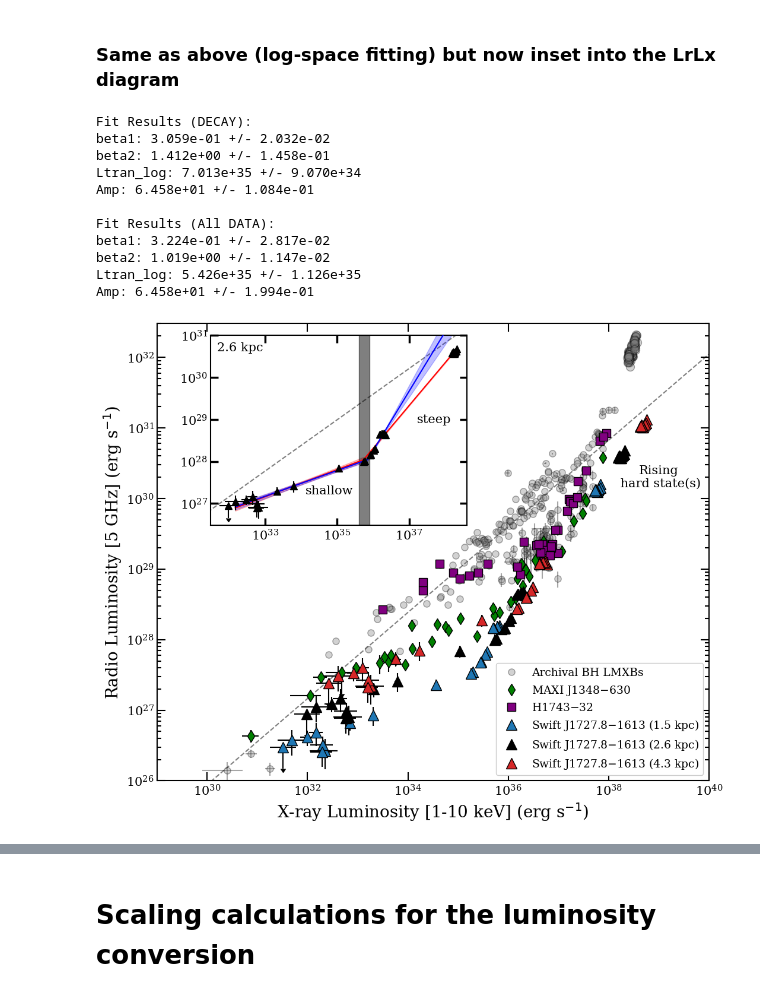
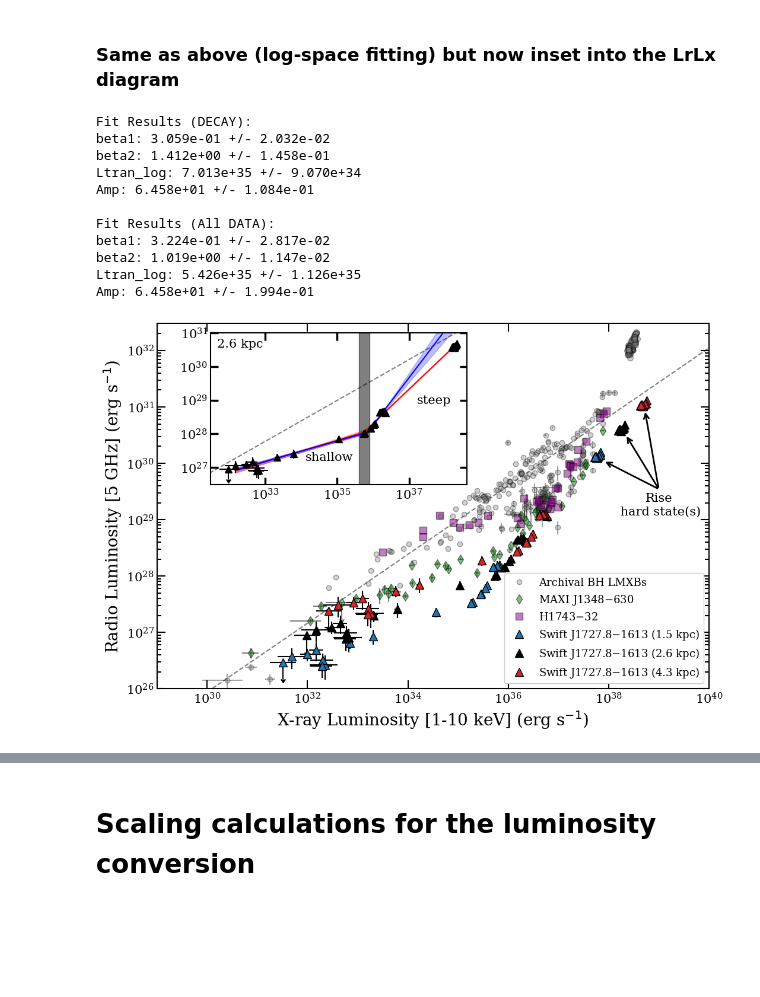
Before and after one commit to AKHughes1994/SwJ1727_2023_Outburst, a Jupyter notebook: RadioXrayCorrelation/SWJ1717_LRLX_Notebook.ipynb, the cells around one changed output, grey strips where cells are left out. Saved outputs shown, nothing was run; the diff lists cells and outputs as text; code cells hidden in the pictures; blank space fills up the shorter version.

```diff
--- a/RadioXrayCorrelation/SWJ1717_LRLX_Notebook.ipynb
+++ b/RadioXrayCorrelation/SWJ1717_LRLX_Notebook.ipynb
@@ -1105,7 +1110,7 @@ atca_alpha = np.array([])
 atca_alpha_err = np.array([])
 
 # Initialize the figure
-fig, ax = plt.subplots(2, figsize = (8,8), gridspec_kw={'hspace': 0.05})
+fig, ax = plt.subplots(2, figsize = (8,6), gridspec_kw={'hspace': 0.05})
 ax = np.atleast_1d(ax)
 cm = mpl.colormaps['Blues']
 
@@ -1165,7 +1170,7 @@ for t, n in zip(times, counts):
 
 # Finialize plot
 fig.colorbar(cplt, ax=ax[1], label="Date (MJD)", shrink = 1, pad = 0.01)
-fig.colorbar(cplt, ax=ax[0], label="Date (MJD)", shrink = 1, pad = 0.01)
+# fig.colorbar(cplt, ax=ax[0], label="Date (MJD)", shrink = 1, pad = 0.01)
 ax[0].scatter(Time(alpha_decay_mjd,format='mjd').datetime, alpha_decay, marker = 'o', s = 75, ec = 'k', c = cplt.to_rgba(alpha_decay_mjd), zorder = 1000)
 ax[0].errorbar(Time(alpha_decay_mjd,format='mjd').datetime, alpha_decay, alpha_decay_err, fmt = '.', c = 'k', capsize = 4)
 ax[0].set_ylabel('Spectral Index', fontsize = 15)
@@ -1173,7 +1178,7 @@ ax[1].set_ylabel('Flux Density (log[mJy])', fontsize = 15)
 ax[1].set_xlabel('Frequency (log[GHz])')
 
 # Add the ATCA data to the plot
-ax[0].scatter(Time(atca_mjd,format='mjd').datetime, atca_alpha, marker = '*', s = 100, ec = 'k', c = cplt.to_rgba(atca_mjd), zorder = 100, alpha = 0.5)
+ax[0].scatter(Time(atca_mjd,format='mjd').datetime, atca_alpha, marker = '*', s = 100, ec = 'k', c = cplt.to_rgba(atca_mjd), zorder = 100, alpha = 0.75)
 ax[0].errorbar(Time(atca_mjd,format='mjd').datetime, atca_alpha, atca_alpha_err, fmt = '.', c = 'k', alpha=0.5)
 
 # Formatting nonsense
@@ -1651,7 +1678,7 @@ for param_name, param_value, param_error in zip(["beta1", "beta2", "Ltran_log",
 
 # Configure plot
 font_size = 20
-fig, ax = plt.subplots(figsize=(12, 10))
+fig, ax = plt.subplots(figsize=(12, 8))
 ax.set_yscale('log')
 ax.set_xscale('log')
 ax.set_xlim(1e29, 1e40)
@@ -1668,48 +1695,48 @@ ax.loglog(fit_x,pow(10,(29.65+0.15-(0.61*36.32)))*pow(fit_x,0.61),'k--',zorder=1
 
 # Load and plot the BH data
 data = pd.read_csv('LrLx_Catalog_Files/lrlx_data_BHs.csv')
+maxi = (data['Name'] != 'H 1743-322' ) & (data['Name'] != 'MAXI J1348-630')
 ulim = (data['uplim'] == 'Lr')
-ax.errorbar(data['Lx'][~ulim], data['Lr'][~ulim], xerr = [data['Lx_ler'][~ulim], data['Lx_uer'][~ulim]], yerr = [data['Lr_ler'][~ulim], data['Lr_uer'][~ulim]], fmt = 'o', color = 'k', mfc = 'grey', label = 'Archival BH LMXBs', ms = 8, alpha= 0.35)
-ax.errorbar(data['Lx'][ulim], data['Lr'][ulim], yerr = data['Lr'][ulim] * 0.5, uplims = True, fmt = 'o', color = 'k', mfc = 'grey', ms = 7, alpha= 0.35)
+ax.errorbar(data['Lx'][maxi][~ulim], data['Lr'][maxi][~ulim], xerr = [data['Lx_ler'][maxi][~ulim], data['Lx_uer'][maxi][~ulim]], yerr = [data['Lr_ler'][maxi][~ulim], data['Lr_uer'][maxi][~ulim]], fmt = 'o', color = 'k', mfc = 'grey', label = 'Archival BH LMXBs', ms = 6, alpha= 0.35)
+ax.errorbar(data['Lx'][maxi][ulim], data['Lr'][maxi][ulim], yerr = data['Lr'][maxi][ulim] * 0.5, uplims = True, fmt = 'o', color = 'k', mfc = 'grey', ms = 7, alpha= 0.35)
 
 # Include BH GRS 1915 (weird sources -- but x-ray bright)
 data = pd.read_csv('LrLx_Catalog_Files/lrlx_data_oddsrcs.csv')
 grs = (data['Name'] == 'GRS 1915+105')
-ax.errorbar(data['Lx'][grs], data['Lr'][grs], xerr = [data['Lx_ler'][grs], data['Lx_uer'][grs]], yerr = [data['Lr_ler'][grs], data['Lr_uer'][grs]], fmt = 'o', color = 'k', mfc = 'grey', ms = 10, alpha= 0.35)
+ax.errorbar(data['Lx'][grs], data['Lr'][grs], xerr = [data['Lx_ler'][grs], data['Lx_uer'][grs]], yerr = [data['Lr_ler'][grs], data['Lr_uer'][grs]], fmt = 'o', color = 'k', mfc = 'grey', ms = 7, alpha= 0.35)
 
 # # Highlight  MAXI J1348
 data = pd.read_csv('LrLx_Catalog_Files/lrlx_data_BHs.csv')
 maxi = (data['Name'] == 'MAXI J1348-630')
 ulim = (data[maxi]['uplim'] == 'Lr')
-ax.errorbar(data['Lx'][maxi][~ulim], data['Lr'][maxi][~ulim], xerr = [data['Lx_ler'][maxi][~ulim], data['Lx_uer'][maxi][~ulim]], yerr = [data['Lr_ler'][maxi][~ulim], data['Lr_uer'][maxi][~ulim]], fmt = 'd', color = 'k', mfc = 'g', label = 'MAXI J1348$-$630', ms = 10, alpha= 1.0)
-ax.errorbar(data['Lx'][maxi][ulim], data['Lr'][maxi][ulim], xerr = [data['Lx_ler'][maxi][ulim], data['Lx_uer'][maxi][ulim]], yerr = 0.5 * data['Lr'][maxi][ulim], fmt = 'd', color = 'k', mfc = 'g', uplims = True, ms = 10, alpha= 1.0)
+ax.errorbar(data['Lx'][maxi][~ulim], data['Lr'][maxi][~ulim], xerr = [data['Lx_ler'][maxi][~ulim], data['Lx_uer'][maxi][~ulim]], yerr = [data['Lr_ler'][maxi][~ulim], data['Lr_uer'][maxi][~ulim]], fmt = 'd', color = 'k', mfc = 'g', label = 'MAXI J1348$-$630', ms = 8, alpha= 0.5)
+ax.errorbar(data['Lx'][maxi][ulim], data['Lr'][maxi][ulim], xerr = [data['Lx_ler'][maxi][ulim], data['Lx_uer'][maxi][ulim]], yerr = 0.5 * data['Lr'][maxi][ulim], fmt = 'd', color = 'k', mfc = 'g', uplims = True, ms = 8, alpha= 0.5)
 
 # # Highlight  H1743 32
 data = pd.read_csv('LrLx_Catalog_Files/lrlx_data_BHs.csv')
 maxi = (data['Name'] == 'H 1743-322')
 ulim = (data[maxi]['uplim'] == 'Lr')
-ax.errorbar(data['Lx'][maxi][~ulim], data['Lr'][maxi][~ulim], xerr = [data['Lx_ler'][maxi][~ulim], data['Lx_uer'][maxi][~ulim]], yerr = [data['Lr_ler'][maxi][~ulim], data['Lr_uer'][maxi][~ulim]], fmt = 's', color = 'k', mfc = 'purple', label = 'H1743$-$32', ms = 10, alpha= 1.0)
-ax.errorbar(data['Lx'][maxi][ulim], data['Lr'][maxi][ulim], xerr = [data['Lx_ler'][maxi][ulim], data['Lx_uer'][maxi][ulim]], yerr = 0.5 * data['Lr'][maxi][ulim], fmt = 's', color = 'k', mfc = 'purple', uplims = True, ms = 10, alpha= 1.0)
-
+ax.errorbar(data['Lx'][maxi][~ulim], data['Lr'][maxi][~ulim], xerr = [data['Lx_ler'][maxi][~ulim], data['Lx_uer'][maxi][~ulim]], yerr = [data['Lr_ler'][maxi][~ulim], data['Lr_uer'][maxi][~ulim]], fmt = 's', color = 'k', mfc = 'purple', label = 'H1743$-$32', ms = 8, alpha= 0.5)
+ax.errorbar(data['Lx'][maxi][ulim], data['Lr'][maxi][ulim], xerr = [data['Lx_ler'][maxi][ulim], data['Lx_uer'][maxi][ulim]], yerr = 0.5 * data['Lr'][maxi][ulim], fmt = 's', color = 'k', mfc = 'purple', uplims = True, ms = 8, alpha= 0.5)
 
 
 # Target: Swift J1727 lower bound
 swJ1727 = np.genfromtxt('SWJ1717_Files/LRLX_1p5kpc.txt').T
 ulim = (swJ1727[-1] > 0.5)
-ax.errorbar(swJ1727[1,~ulim], swJ1727[4,~ulim], xerr = swJ1727[2:4,~ulim], yerr = swJ1727[5:7,~ulim], fmt = '^', color = 'k', mfc = 'C0', ms = 13, label = 'Swift J1727.8$-$1613 (1.5 kpc)')
-ax.errorbar(swJ1727[1,ulim], swJ1727[4,ulim] + 3 * swJ1727[5,ulim], xerr = swJ1727[2:4,ulim], yerr = 0.5 * (swJ1727[4,ulim] + 3 * swJ1727[5,ulim]), uplims = True, fmt = '^', color = 'k', mfc = 'C0', ms = 13)
+ax.errorbar(swJ1727[1,~ulim], swJ1727[4,~ulim], xerr = swJ1727[2:4,~ulim], yerr = swJ1727[5:7,~ulim], fmt = '^', color = 'k', mfc = 'C0', ms = 10, label = 'Swift J1727.8$-$1613 (1.5 kpc)')
+ax.errorbar(swJ1727[1,ulim], swJ1727[4,ulim] + 3 * swJ1727[5,ulim], xerr = swJ1727[2:4,ulim], yerr = 0.5 * (swJ1727[4,ulim] + 3 * swJ1727[5,ulim]), uplims = True, fmt = '^', color = 'k', mfc = 'C0', ms = 10)
 
 # Target: Swift J1727 -- nominal distance
 swJ1727 = np.genfromtxt('SWJ1717_Files/LRLX_2p6kpc.txt').T
 ulim = (swJ1727[-1] > 0.5)
-ax.errorbar(swJ1727[1,~ulim], swJ1727[4,~ulim], xerr = swJ1727[2:4,~ulim], yerr = swJ1727[5:7,~ulim], fmt = '^', color = 'k', mfc = 'k', ms = 13, label = 'Swift J1727.8$-$1613 (2.6 kpc)')
-ax.errorbar(swJ1727[1,ulim], swJ1727[4,ulim] + 3 * swJ1727[5,ulim], xerr = swJ1727[2:4,ulim], yerr = 0.5 * (swJ1727[4,ulim] + 3 * swJ1727[5,ulim]), uplims = True, fmt = '^', color = 'k', mfc = 'k', ms = 13)
+ax.errorbar(swJ1727[1,~ulim], swJ1727[4,~ulim], xerr = swJ1727[2:4,~ulim], yerr = swJ1727[5:7,~ulim], fmt = '^', color = 'k', mfc = 'k', ms = 10, label = 'Swift J1727.8$-$1613 (2.6 kpc)')
+ax.errorbar(swJ1727[1,ulim], swJ1727[4,ulim] + 3 * swJ1727[5,ulim], xerr = swJ1727[2:4,ulim], yerr = 0.5 * (swJ1727[4,ulim] + 3 * swJ1727[5,ulim]), uplims = True, fmt = '^', color = 'k', mfc = 'k', ms = 10)
 
 # Target: Swift J1727 lower bound
 swJ1727 = np.genfromtxt('SWJ1717_Files/LRLX_4p3kpc.txt').T
 ulim = (swJ1727[-1] > 0.5)
-ax.errorbar(swJ1727[1,~ulim], swJ1727[4,~ulim], xerr = swJ1727[2:4,~ulim], yerr = swJ1727[5:7,~ulim], fmt = '^', color = 'k', mfc = 'C3', ms = 13, label = 'Swift J1727.8$-$1613 (4.3 kpc)')
-ax.errorbar(swJ1727[1,ulim], swJ1727[4,ulim] + 3 * swJ1727[5,ulim], xerr = swJ1727[2:4,ulim], yerr = 0.5 * (swJ1727[4,ulim] + 3 * swJ1727[5,ulim]), uplims = True, fmt = '^', color = 'k', mfc = 'C3', ms = 13)
+ax.errorbar(swJ1727[1,~ulim], swJ1727[4,~ulim], xerr = swJ1727[2:4,~ulim], yerr = swJ1727[5:7,~ulim], fmt = '^', color = 'k', mfc = 'C3', ms = 10, label = 'Swift J1727.8$-$1613 (4.3 kpc)')
+ax.errorbar(swJ1727[1,ulim], swJ1727[4,ulim] + 3 * swJ1727[5,ulim], xerr = swJ1727[2:4,ulim], yerr = 0.5 * (swJ1727[4,ulim] + 3 * swJ1727[5,ulim]), uplims = True, fmt = '^', color = 'k', mfc = 'C3', ms = 10)
 
 # -------------------------------
 # Inset panel to highlight fit
@@ -1773,33 +1800,41 @@ ax_inset.axvspan(4.0e35,8.0e35, color='k', lw=1, ls='-', alpha=0.5)
 # ymax = 1.8e31  # Maximum y-coordinate in data units
 
 # # Add the rectangle
 # rect = plt.Rectangle((xmin, ymin), xmax - xmin, ymax - ymin,
 #                      edgecolor='k', facecolor='none', lw=3, ls ='--', zorder=10)
 # ax.add_patch(rect)
 
 
 # Add the label below the rectangles
-ax.text(1e39,3e30, 'Rising\n hard state(s)', color='k', fontsize=15, fontfamily='serif',
+ax.text(1e39,3e29, 'Rise\n hard state(s)', color='k', fontsize=15, fontfamily='serif',
         ha='center', va='top', zorder=10)
+
+# Add arrow to the main plot
+arrowprops = dict(facecolor='black', arrowstyle='->', lw=2)
+for xy in [(2.2e38, 3.2e30), (5.3e38, 8.7e30), (8e37, 1.1e30)]:
+    ax.annotate('', xytext=(1e39, 3.5e29), xy=xy,
+            arrowprops=arrowprops, fontsize=15, fontfamily='serif', color='black',
+            ha='center', va='top', zorder=10)
+
 
 # Label the inset
 ax_inset.text(2e32, 7e30, '2.6 kpc', color='k', fontsize=15, fontfamily='serif', ha='center', va='top', zorder=10)
 
 handles, labels = ax.get_legend_handles_labels()
 handles = [h[0] for h in handles]
-ax.legend(handles,labels,ncol=1,prop={'family':'serif', 'size':13.5}, loc='lower right', framealpha = 1.0)
+ax.legend(handles,labels,ncol=1,prop={'family':'serif', 'size':13}, loc='lower right', framealpha = 1.0)
 plt.savefig('plots/LRLX_inset.pdf', bbox_inches='tight')
 plt.show()
 # %% [output]
 Fit Results (DECAY):
 beta1: 3.059e-01 +/- 2.032e-02
 beta2: 1.412e+00 +/- 1.458e-01
 Ltran_log: 7.013e+35 +/- 9.070e+34
 Amp: 6.458e+01 +/- 1.084e-01
 
 Fit Results (All DATA):
 beta1: 3.224e-01 +/- 2.817e-02
 beta2: 1.019e+00 +/- 1.147e-02
 Ltran_log: 5.426e+35 +/- 1.126e+35
 Amp: 6.458e+01 +/- 1.994e-01
-[figure, old version]
+[figure, new version]
```
Also changed, not shown: parts of 9 cells of this notebook, 24 other files.
